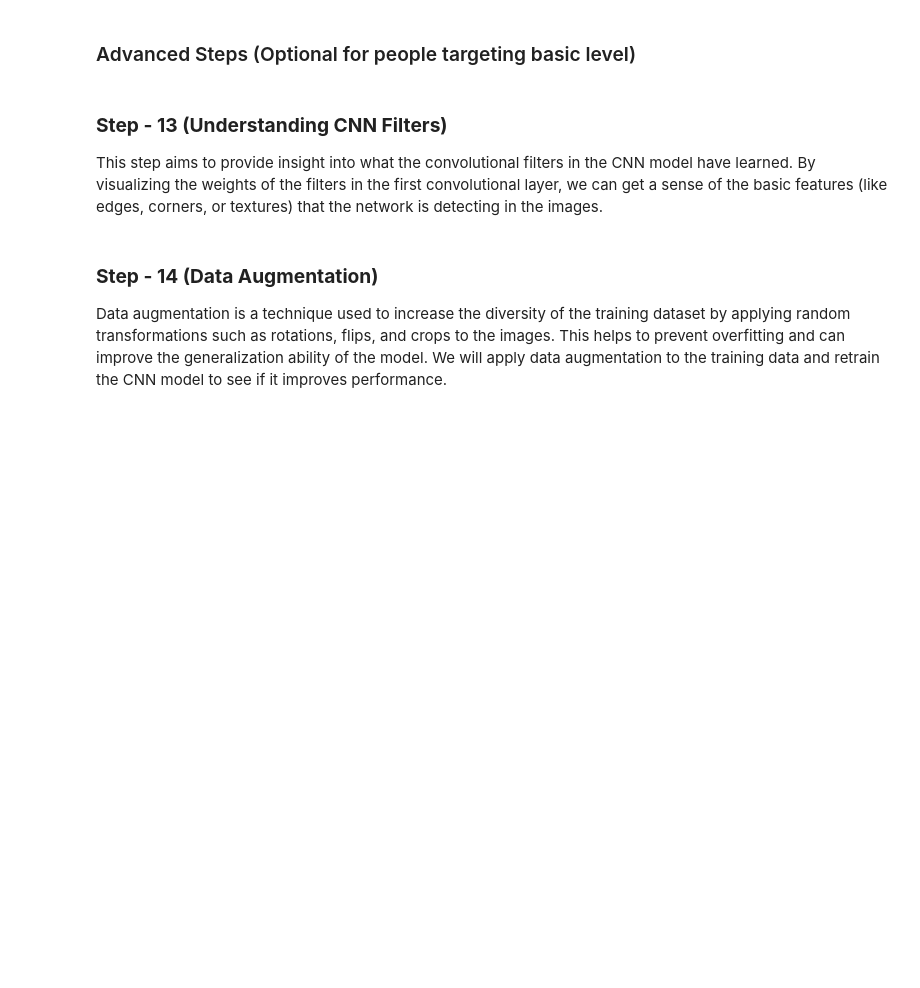
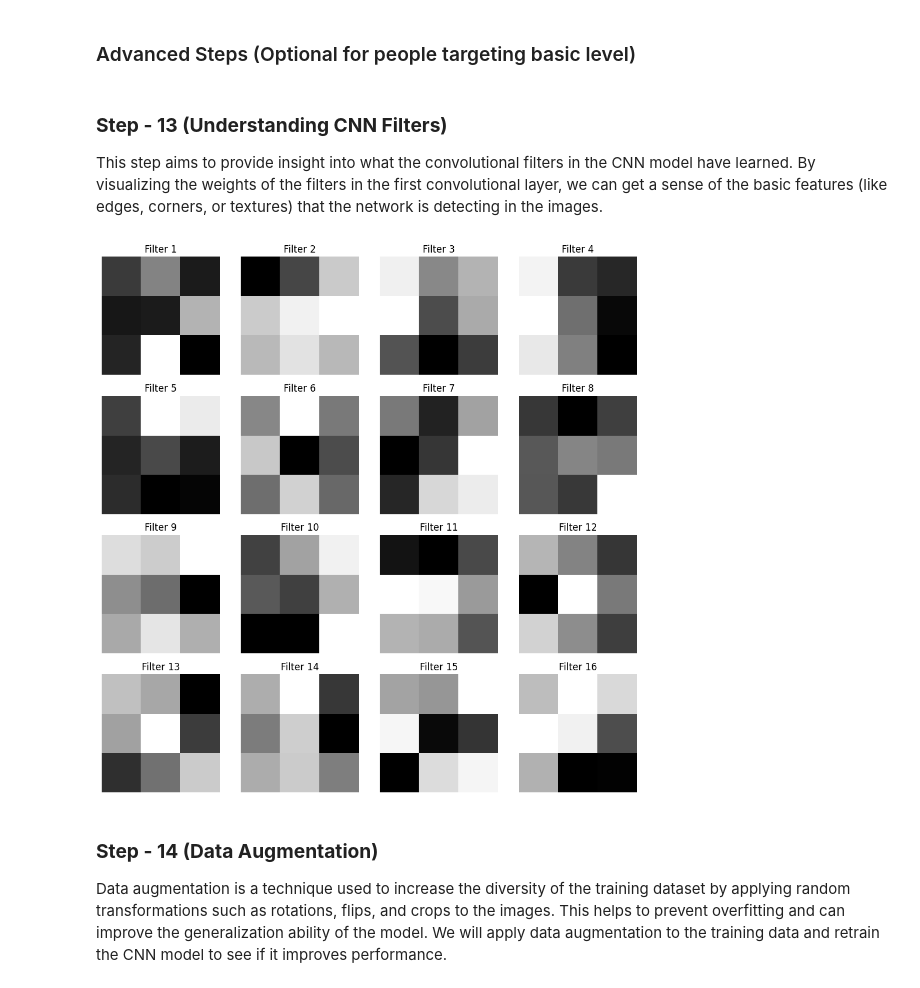
Before and after one commit to parthchafle10/DLBootcamp-CV-25, a Jupyter notebook: CV_Assignment_2.ipynb, the cells around one changed output. Drawn from its saved outputs; the diff is of its cells as text; code cells hidden in the pictures; blank space fills up the shorter version.

```diff
--- a/CV_Assignment_2.ipynb
+++ b/CV_Assignment_2.ipynb
@@ -121,20 +125,21 @@ green {
 
 Note: Replace the placeholders **"None"** with the appropriate numbers of units and activation functions in each layer.
 # %%
+import torch.nn.functional as F
 class ANN(nn.Module):
     def __init__(self):
         super(ANN, self).__init__()
         # TODO: Define the layers for the ANN (Flatten, Fully Connected, Activation functions)
-        self.fc1 = nn.Linear(32*32*3, None)  # Input layer (replace None with the number of units)
-        self.fc2 = nn.Linear(None, None)  # Hidden layer (replace None with the number of units)
-        self.fc3 = nn.Linear(None, 10)  # Output layer for 10 classes
+        self.fc1 = nn.Linear(32*32*3, 512)  # Input layer (replace None with the number of units)
+        self.fc2 = nn.Linear(512, 256)  # Hidden layer (replace None with the number of units)
+        self.fc3 = nn.Linear(256, 10)  # Output layer for 10 classes
 
     def forward(self, x):
         # TODO: Define forward pass
         x = x.view(-1, 32*32*3)  # Flatten the input image
-        x = None  # First fully connected layer + relu activation
-        x = None  # Second fully connected layer + relu activation
-        x = None  # Output layer
+        x = F.relu(self.fc1(x))  # First fully connected layer + relu activation
+        x = F.relu(self.fc2(x))  # Second fully connected layer + relu activation
+        x = self.fc3(x)  # Output layer
         return x
 # %% [markdown]
 <style>
@@ -365,18 +401,18 @@ optimizer = optim.Adam(model_cnn.parameters(), lr=0.001)
 num_epochs = 5
 for epoch in range(num_epochs):
     for i, (images, labels) in enumerate(train_loader):
-        # TODO: Move images and labels to the device
-        images = None  # Replace None
-        labels = None
+        # Move images and labels to the device
+        images = images.to(device)
+        labels = labels.to(device)
 
-        # TODO: Forward pass
-        outputs = None  # Replace None with forward pass through the CNN
-        loss = None # Replace None with the correct code to find error between labels and outputs
+        # Forward pass
+        outputs = model_cnn(images)
+        loss = criterion(outputs, labels)
 
         # Backward pass and optimization
         optimizer.zero_grad()
         loss.backward()
         optimizer.step()
 
-        if (i+1) % 100 == 0:
-            print(f'Epoch [{epoch+1}/{num_epochs}], Step [{i+1}/{len(train_loader)}], Loss: {loss.item():.4f}')
+        if (i + 1) % 100 == 0:
+            print(f'Epoch [{epoch + 1}/{num_epochs}], Step [{i + 1}/{len(train_loader)}], Loss: {loss.item():.4f}')
@@ -474,35 +537,37 @@ This step aims to provide insight into what the convolutional filters in the CNN
 # %%
 # Visualize filters from the first convolutional layer of the CNN model
 
 # TODO: Get the weights of the first convolutional layer
-first_conv_layer_weights = None  # Replace None with code to extract layer weights (e.g., model_cnn.conv1.weight.data.cpu().numpy())
+first_conv_layer_weights = model_cnn.conv1.weight.data.cpu().numpy()  # Replace None with code to extract layer weights (e.g., model_cnn.conv1.weight.data.cpu().numpy())
 
 # TODO: Normalize the weights for visualization
 # Normalizing helps bring all filter values to a common scale between 0 and 1
-min_w = None  # Replace None with code to find the minimum value in the weights
-max_w = None  # Replace None with code to find the maximum value in the weights
-first_conv_layer_weights = None  # Replace None with normalization formula
+min_w = first_conv_layer_weights.min()  # Replace None with code to find the minimum value in the weights
+max_w = first_conv_layer_weights.max()  # Replace None with code to find the maximum value in the weights
+first_conv_layer_weights = (first_conv_layer_weights - min_w) / (max_w - min_w)  # Replace None with normalization formula
 
 # TODO: Plot the filters
 # We’ll display up to 16 filters for clarity
-num_filters = None  # Replace None with the total number of filters in the first layer
+num_filters = first_conv_layer_weights.shape[0]  # Replace None with the total number of filters in the first layer
 num_plots = min(num_filters, 16)
 fig, axes = plt.subplots(nrows=4, ncols=4, figsize=(10, 10))
 axes = axes.flatten()
 
 for i in range(num_plots):
     # TODO: Select one filter to visualize
-    filter_img = None  # Replace None with correct slice from first_conv_layer_weights
+    filter_img = first_conv_layer_weights[i, 0, :, :]  # Replace None with correct slice from first_conv_layer_weights
     axes[i].imshow(filter_img, cmap='gray')
     axes[i].set_title(f'Filter {i+1}')
     axes[i].axis('off')
 
 # Hide unused subplots
 for j in range(num_plots, len(axes)):
     axes[j].axis('off')
 
 plt.tight_layout()
 plt.show()
+# %% [output]
+[figure, added]
 # %% [markdown]
 ### **Step - 14 (Data Augmentation)**
 Data augmentation is a technique used to increase the diversity of the training dataset by applying random transformations such as rotations, flips, and crops to the images. This helps to prevent overfitting and can improve the generalization ability of the model. We will apply data augmentation to the training data and retrain the CNN model to see if it improves performance.
```
Also changed, not shown: parts of 10 cells of this notebook.
